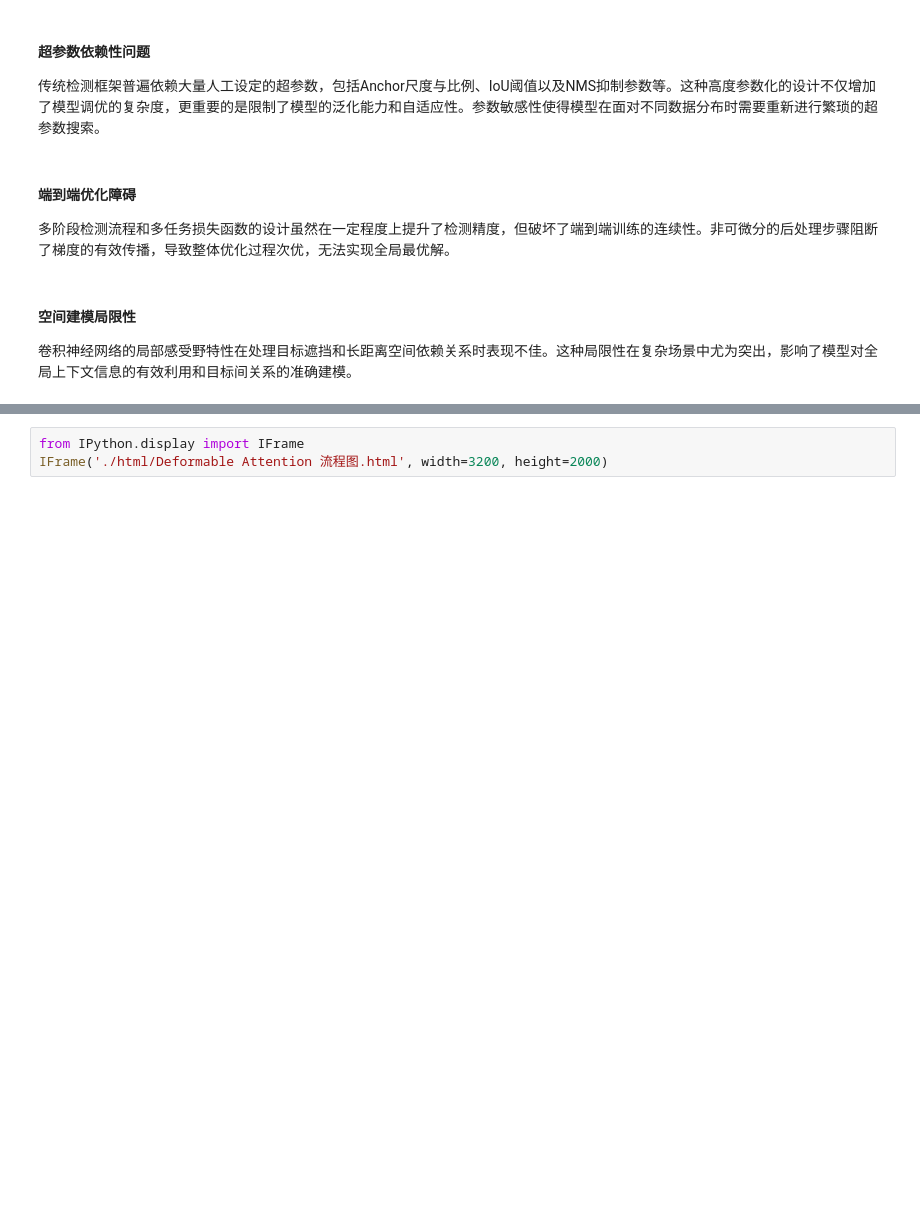
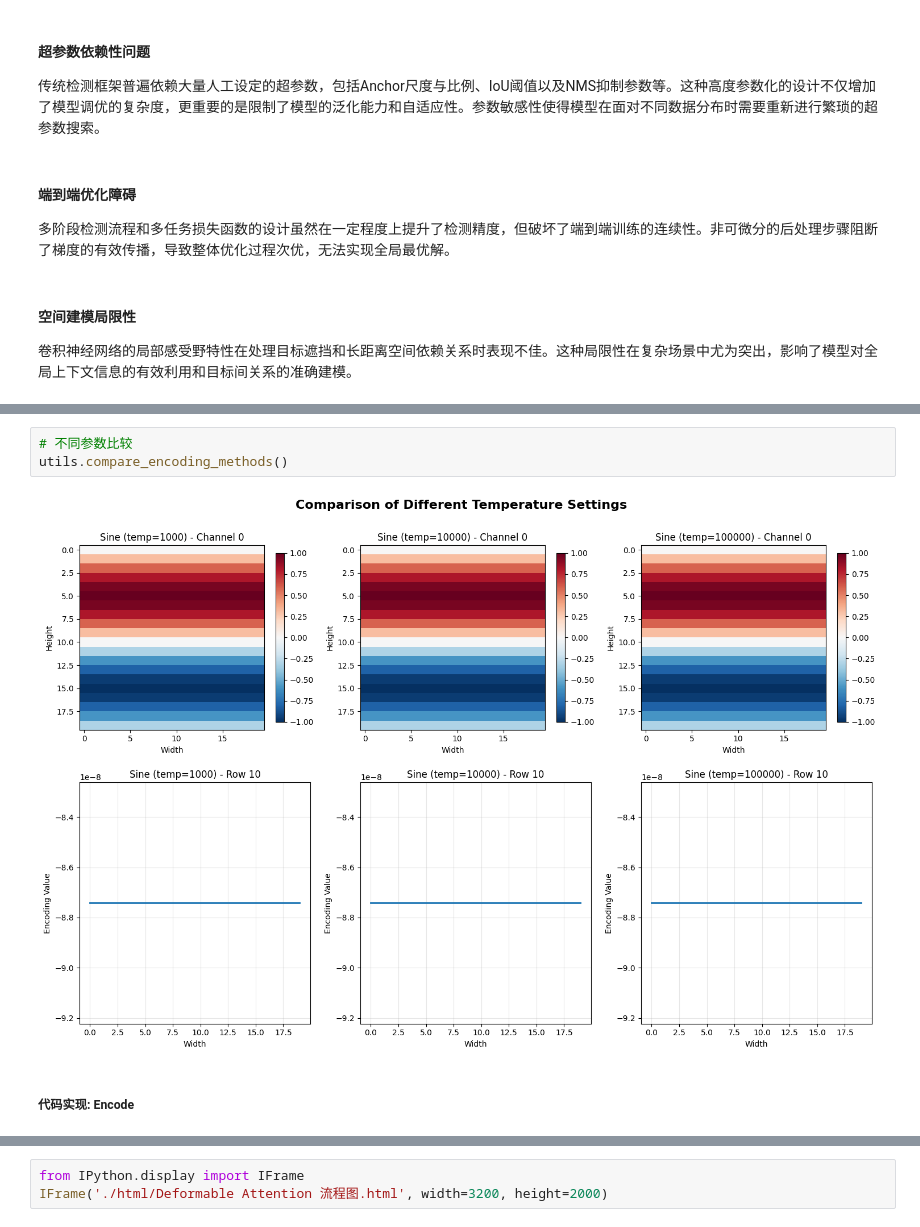
Before and after one commit to Rookie-AI-CV/detrs-notebook, a Jupyter notebook: DETR系列算法-从原型到SOTA.ipynb, the cells around one changed output, grey strips where cells are left out. Cells and saved outputs as stored; diff of their text form; blank space fills up the shorter version.

```diff
--- a/DETR系列算法-从原型到SOTA.ipynb
+++ b/DETR系列算法-从原型到SOTA.ipynb
@@ -152,0 +380,7 @@ AI Tech Sharing · 2025-05-29
+# %%
+# 不同参数比较
+utils.compare_encoding_methods()
+# %% [output]
+[figure, added]
+# %% [markdown]
+##### 代码实现: Encode
```
Also changed, not shown: parts of 60 cells of this notebook, 1 other file.
